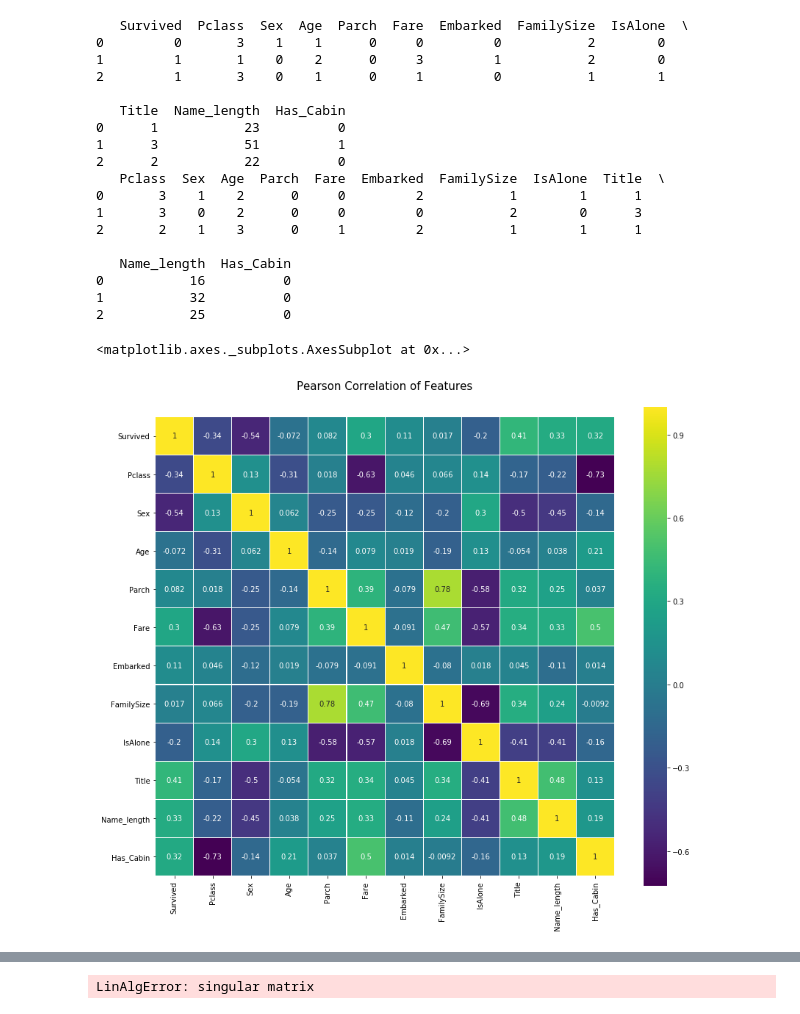
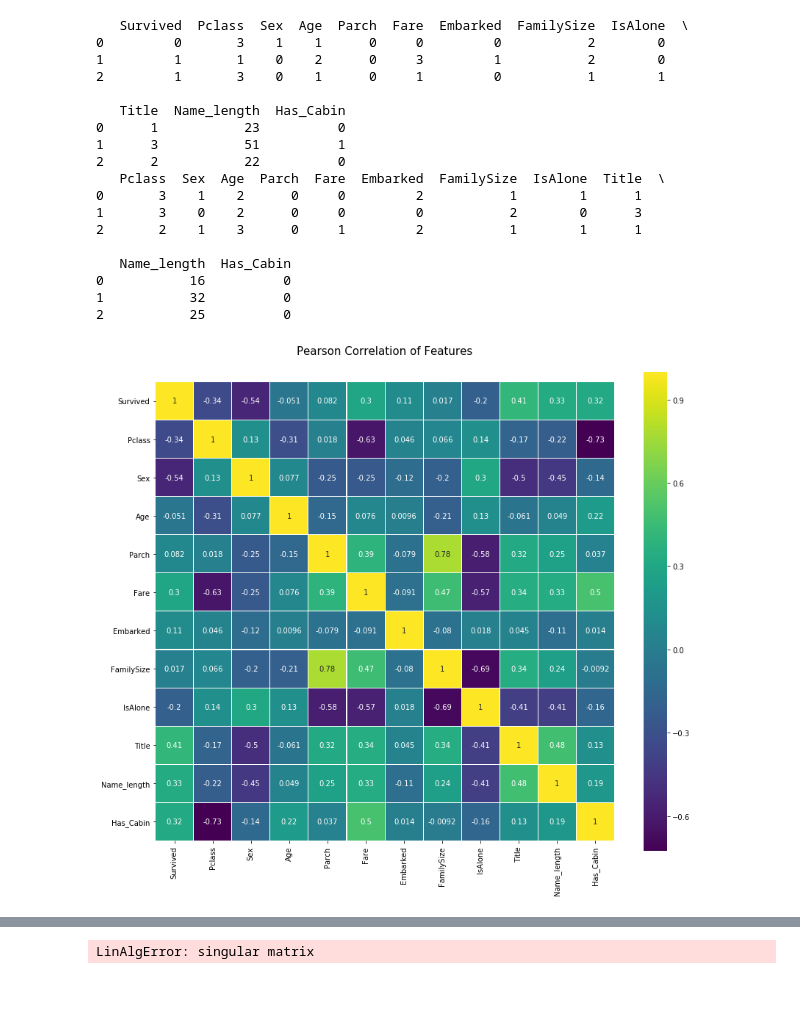
Before and after one commit to Jahvey/PYTHON_kaggle_titanic, a Jupyter notebook: my titanic.ipynb, the cells around one changed output, grey strips where cells are left out. Drawn from its saved outputs; the diff is of its cells as text; code cells hidden in the pictures.

```diff
--- a/my titanic.ipynb
+++ b/my titanic.ipynb
@@ -440,16 +532,11 @@ test_value  = data_test.values
 0           16          0
 1           32          0
 2           25          0
-# %%
-%matplotlib inline
-import seaborn as sns
-colormap = plt.cm.viridis
-plt.figure(figsize=(14,12))
-plt.title('Pearson Correlation of Features', y=1.05, size=15)
-sns.heatmap(data_train.astype(float).corr(),linewidths=0.1,vmax=1.0, square=True, cmap=colormap, linecolor='white', annot=True)
-# %% [output]
-<matplotlib.axes._subplots.AxesSubplot at 0x...>
-[figure, removed]
+# %%
+
+FeatureEngineerTools.heatmap(data_train)
+# %% [output]
+[figure, added]
 # %%
 import matplotlib.pyplot as plt
 import seaborn as sns
```
Also changed, not shown: parts of 16 cells of this notebook.
